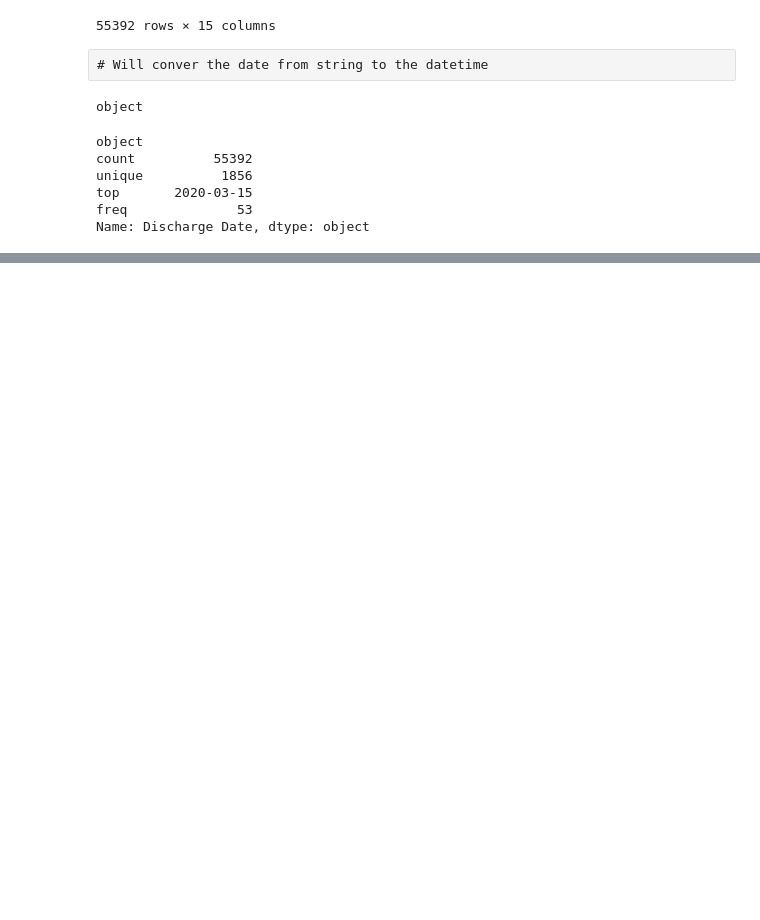
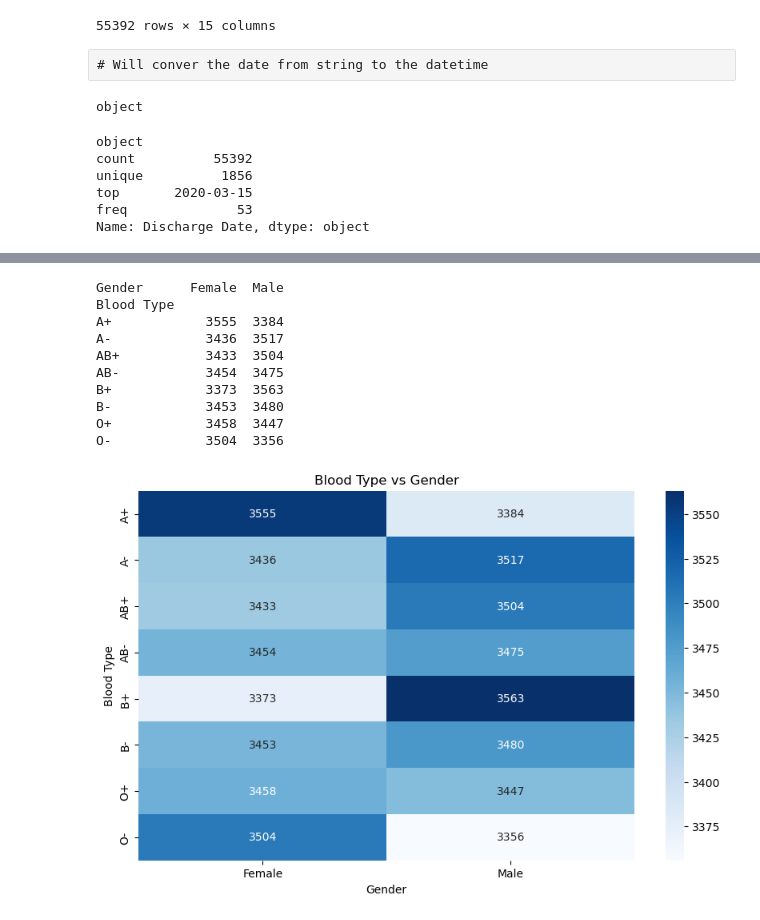
Before and after one commit to Yashshah0502/HealtchCare_Analysis, a Jupyter notebook: Data.ipynb, the cells around one changed output, grey strips where cells are left out. Drawn from its saved outputs; the diff is of its cells as text; code cells hidden in the pictures; blank space fills up the shorter version.

```diff
--- a/Data.ipynb
+++ b/Data.ipynb
@@ -340,0 +267,22 @@ Name: Blood Type, dtype: int64
+# %%
+# Crosstab between Blood Type and Gender (example)
+crosstab_result = pd.crosstab(df['Blood Type'], df['Gender'])
+print(crosstab_result)
+
+# Heatmap to visualize the crosstab result
+plt.figure(figsize=(10, 6))
+sns.heatmap(crosstab_result, annot=True, cmap='Blues', fmt='d')
+plt.title('Blood Type vs Gender')
+plt.show()
+# %% [output]
+Gender      Female  Male
+Blood Type
+A+            3555  3384
+A-            3436  3517
+AB+           3433  3504
+AB-           3454  3475
+B+            3373  3563
+B-            3453  3480
+O+            3458  3447
+O-            3504  3356
+[figure, added]
```
Also changed, not shown: parts of 35 cells of this notebook.
